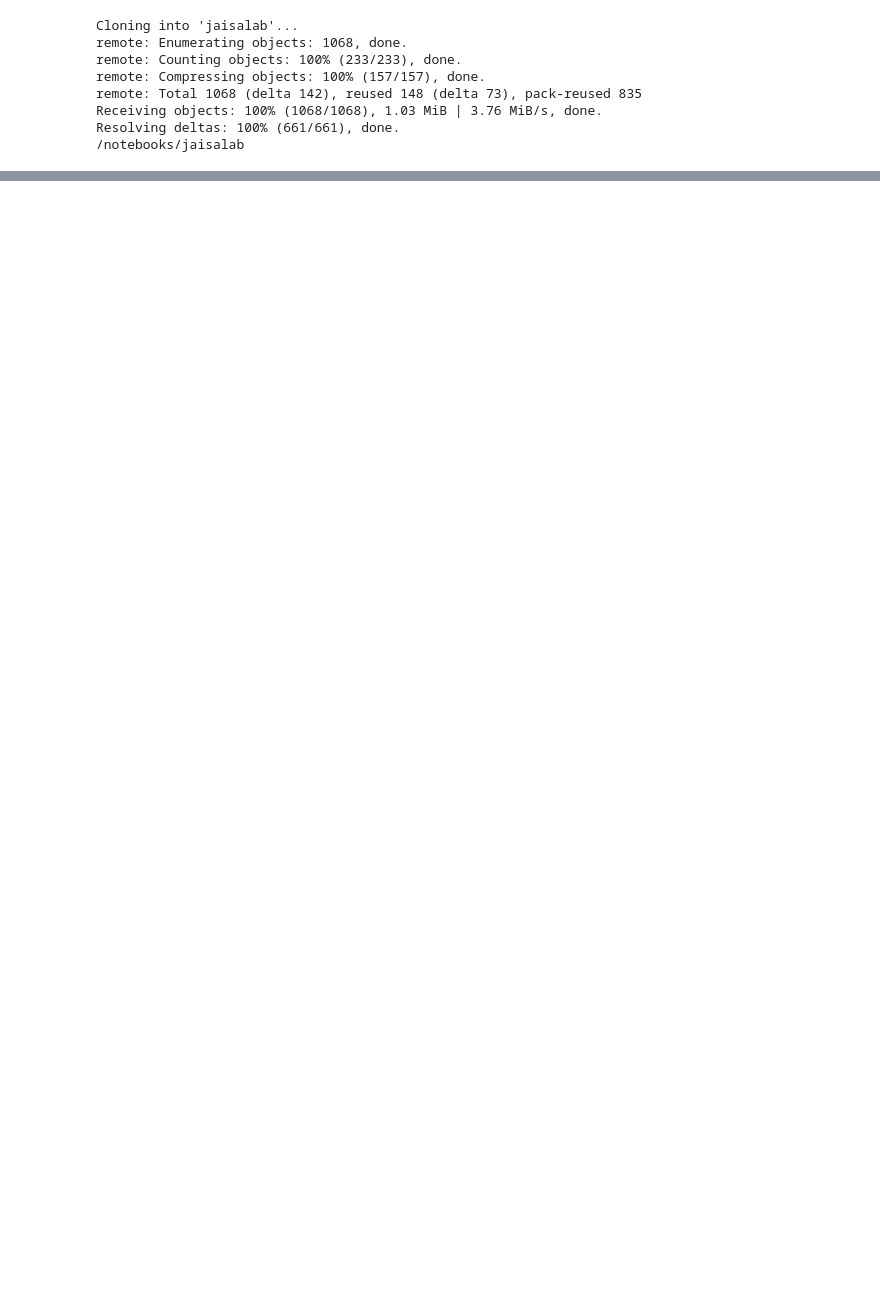
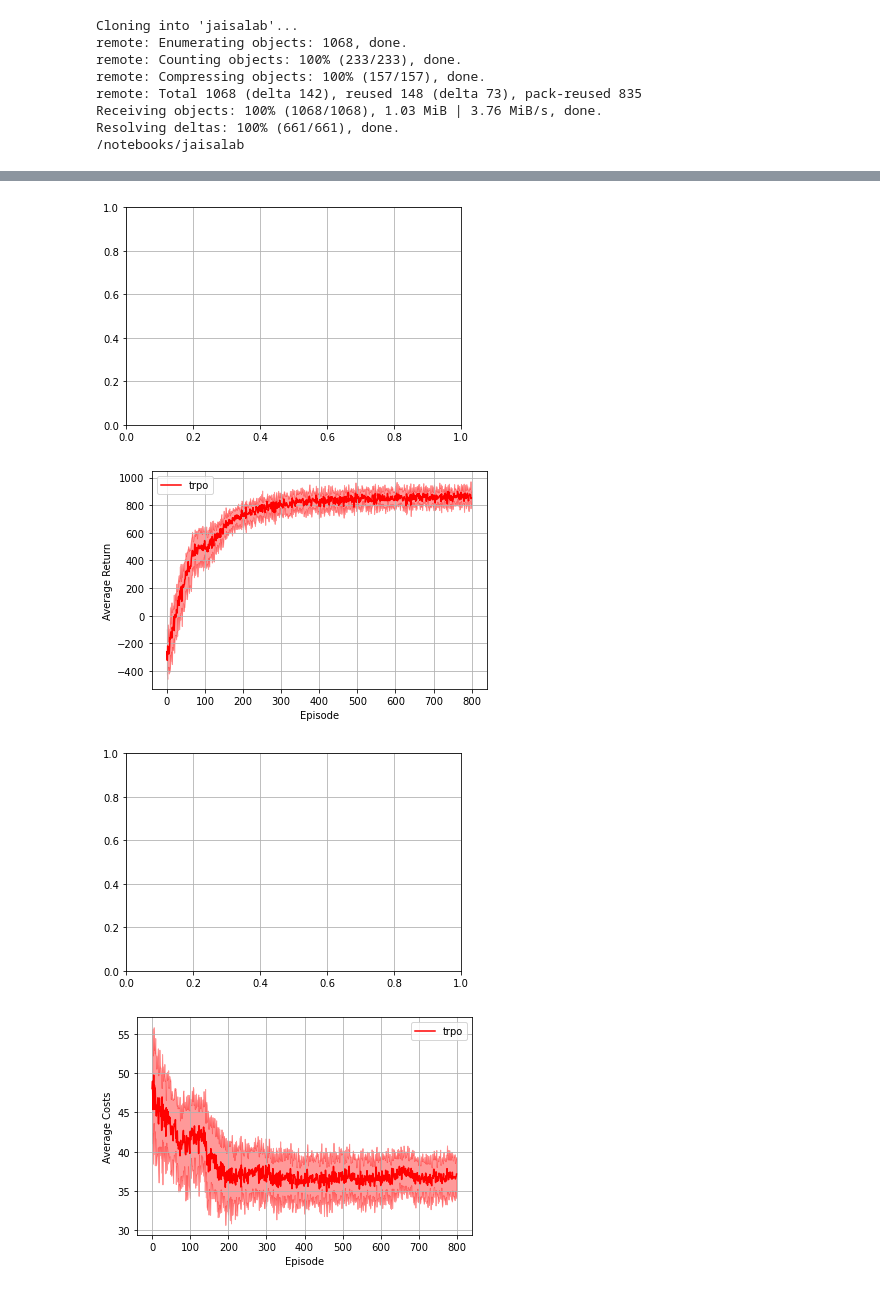
Before and after one commit to jaimesabalimperial/jaisalab, a Jupyter notebook: experiments.ipynb, the cells around one changed output, grey strips where cells are left out. Drawn from its saved outputs; the diff is of its cells as text; code cells hidden in the pictures; blank space fills up the shorter version.

Commit message:
restructured plotter and started implementing functions to average experiment replications

```diff
--- a/experiments.ipynb
+++ b/experiments.ipynb
@@ -47,3 +47,20 @@ def test_seed(value):
     cpo_backlog(seed=value)
     saute_trpo_backlog(seed=value)
     dcpo_backlog(seed=value)
+# %%
+def plot_experiment():
+    #fdir = ['trpo_backlog_1', 'cpo_backlog_1', 'saute_trpo_backlog_1', 'dcpo_backlog_1']
+    plotter = RLPlotter(fdir='trpo_backlog', savefig=False)
+    plotter.plot_returns()
+    #plotter.plot_constraint_vals()
+    plotter.plot_costs()
+    #plotter.plot_gaussian_progression(num_points=400)
+    #plotter.plot_final_distribution()
+    #plotter.plot_quantiles_progression(interval=10)
+# %%
+plot_experiment()
+# %% [output]
+[figure, added]
+[figure, added]
+[figure, added]
+[figure, added]
```
Also changed, not shown: parts of 1 cell of this notebook, 6 other files.
